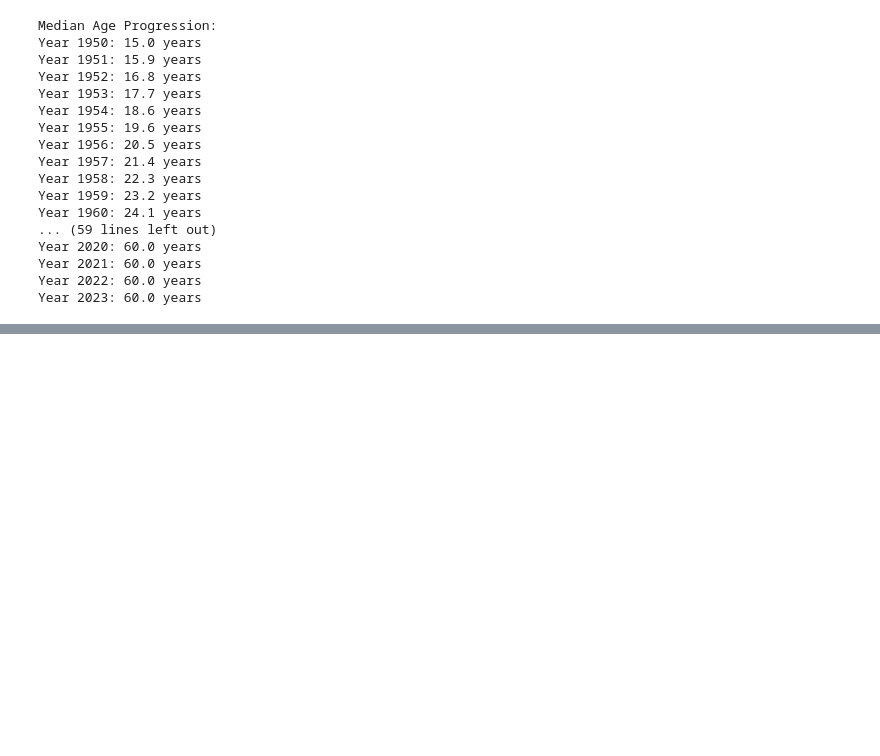
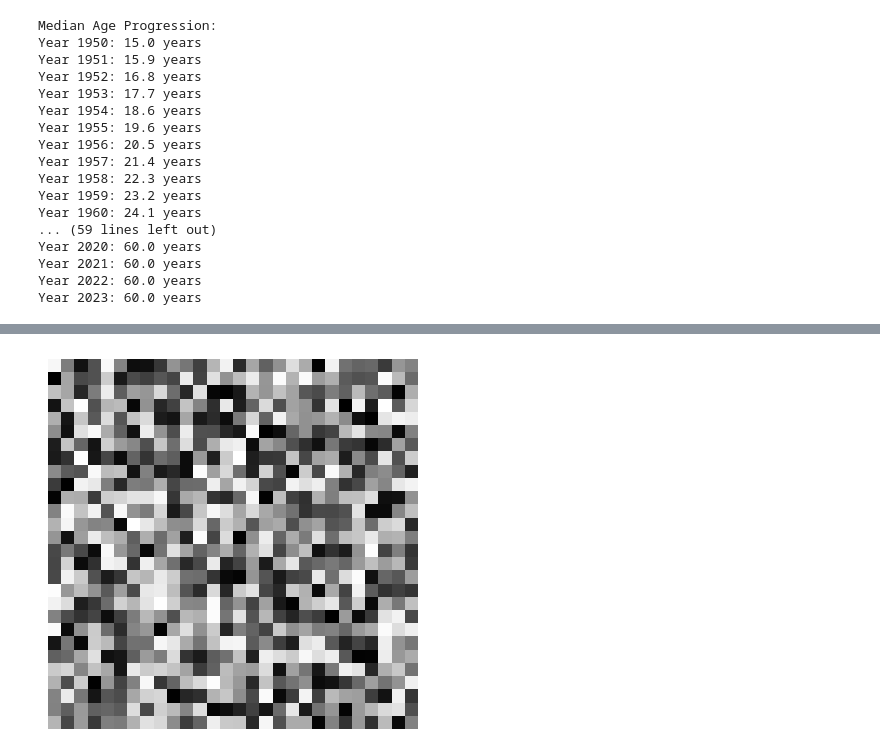
Before and after one commit to maharsh007/country_population, a Jupyter notebook: Experiments.ipynb, the cells around one changed output, grey strips where cells are left out. Cells and saved outputs as stored; diff of their text form; code cells hidden in the pictures; blank space fills up the shorter version.

```diff
--- a/Experiments.ipynb
+++ b/Experiments.ipynb
@@ -710,0 +805,16 @@ Year 2023: 60.0 years
+# %%
+import torch
+
+# Create a 3-dimensional tensor
+images = torch.rand((4, 28, 28))
+
+# Get the second image
+second_image = images[1]
+# %%
+import matplotlib.pyplot as plt
+
+plt.imshow(second_image, cmap='gray')
+plt.axis('off') # disable axes
+plt.show()
+# %% [output]
+[figure, added]
```
Also changed, not shown: parts of 20 cells of this notebook, 1 other file.
